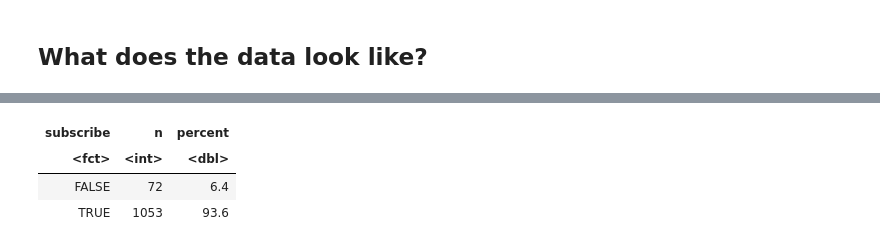
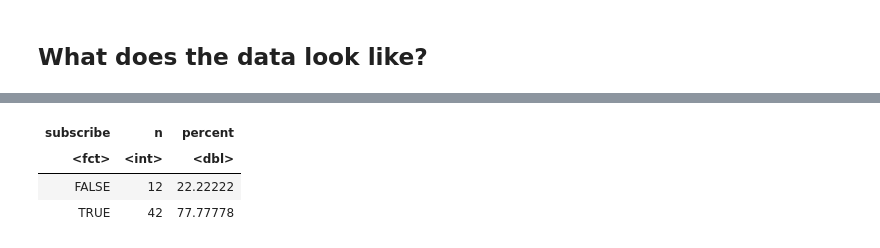
Before and after one commit to TwizzFishy/Minecraft-DSCI100-Project, a Jupyter notebook: R code/DataWrangle.ipynb, the cells around one changed output, grey strips where cells are left out. Cells and saved outputs as stored; diff of their text form; code cells hidden in the pictures.

```diff
--- a/R code/DataWrangle.ipynb
+++ b/R code/DataWrangle.ipynb
@@ -103,3 +77,7 @@ $ Age                 <dbl> 17, 17, 16, 17, 17, 17, 23, 19, 17, 23, 16, 10, 20
+# %%
+# PLAYER TYPE
+expert_player <- filter(final_df, experience %in% c("Veteran", "Pro"))
+noob_player <- filter(final_df, experience %in% c("Beginner", "Amateur", "Regular"))
 # %%
 set.seed(1)
 
@@ -125,46 +105,79 @@ A tibble: 2 × 3
 # %%
 set.seed(1)
 
-sub_train <- final_df |> select(subscribe, Age, played_hours)
+pro_train <- expert_player |> select(subscribe, Age, played_hours)
+noob_train <- noob_player |> select(subscribe, Age, played_hours)
 
-sub_split <- initial_split(sub_train, prop = 0.75, strata = subscribe)
-sub_train <- training(sub_split)
-sub_test <- testing(sub_split)
+# PRO
+pro_split <- initial_split(pro_train, prop = 0.75, strata = subscribe)
+pro_train <- training(pro_split)
+pro_test <- testing(pro_split)
+# NOOB
+noob_split <- initial_split(noob_train, prop = 0.75, strata = subscribe)
+noob_train <- training(noob_split)
+noob_test <- testing(noob_split)
 
-
-train_prop <- sub_train |>
+pro_prop <- pro_train |>
             group_by(subscribe) |>
             summarize(n = n()) |>
-            mutate(percent = 100* n/nrow(sub_train))
-train_prop
+            mutate(percent = 100* n/nrow(pro_train))
 
-sub_recipe <- recipe(subscribe ~., data = sub_train) |>
+noob_prop <- noob_train |>
+            group_by(subscribe) |>
+            summarize(n = n()) |>
+            mutate(percent = 100* n/nrow(noob_train))
+cat("Pro Subscription Rate")
+pro_prop
+cat("New Player Subscription Rate")
+noob_prop
+
+pro_recipe <- recipe(subscribe ~., data = pro_train) |>
+            step_scale(all_predictors())|>
+            step_center(all_predictors())
+noob_recipe <- recipe(subscribe ~., data = noob_train) |>
             step_scale(all_predictors())|>
             step_center(all_predictors())
 
-knn_spec <- nearest_neighbor(weight_func = "rectangular", neighbors = 6) |>
+knn_spec_new <- nearest_neighbor(weight_func = "rectangular", neighbors = 2) |>
+            set_engine("kknn") |>
+            set_mode("classification")
+knn_spec_pro <- nearest_neighbor(weight_func = "rectangular", neighbors = 4) |>
             set_engine("kknn") |>
             set_mode("classification")
 
-knn_fit <- workflow() |>
-            add_recipe(sub_recipe) |>
-            add_model(knn_spec) |>
-            fit(data = sub_train)
-sub_test_predict <- predict(knn_fit, sub_test) |>
-                    bind_cols(sub_test)
-metrics <- sub_test_predict |>
+pro_fit <- workflow() |>
+            add_recipe(pro_recipe) |>
+            add_model(knn_spec_pro) |>
+            fit(data = pro_train)
+noob_fit <- workflow() |>
+            add_recipe(noob_recipe) |>
+            add_model(knn_spec_new) |>
+            fit(data = noob_train)
+
+pro_test_predict <- predict(pro_fit, pro_test) |>
+                    bind_cols(pro_test)
+noob_test_predict <- predict(noob_fit, noob_test) |>
+                    bind_cols(noob_test)
+
+pro_accuracy <- pro_test_predict |>
             metrics(truth = subscribe, estimate = .pred_class) |>
-                    filter(.metric == "accuracy")
-metrics
-confusion <- sub_test_predict |>
-             conf_mat(truth = subscribe, estimate = .pred_class)
-confusion
+                    filter(.metric == "accuracy") |> pull()
+noob_accuracy <- noob_test_predict |>
+            metrics(truth = subscribe, estimate = .pred_class) |>
+                    filter(.metric == "accuracy") |> pull()
 
-recall <- sub_test_predict |> recall(truth = subscribe, estimate = .pred_class, event_level = "first") |> pull()
-precision <- sub_test_predict |> precision(truth = subscribe, estimate = .pred_class, event_level = "first") |> pull()
 
-recall
-precision
-# at k = 3 we have very high recall and precision
-# This is a very good sign in that our model will be very accurate, now lets tune the model
+
+
+
+pro_recall <- pro_test_predict |> recall(truth = subscribe, estimate = .pred_class, event_level = "first") |> pull()
+pro_precision <- pro_test_predict |> precision(truth = subscribe, estimate = .pred_class, event_level = "first") |> pull()
+noob_recall <- noob_test_predict |> recall(truth = subscribe, estimate = .pred_class, event_level = "first") |> pull()
+noob_precision <- noob_test_predict |> precision(truth = subscribe, estimate = .pred_class, event_level = "first") |> pull()
+cat("PRO ACCURACY: ", pro_accuracy, "\n")
+cat("PRO RECALL: ", pro_recall, "\n")
+cat("PRO PRECISION: ", pro_precision, "\n")
+cat("NEW PLAYER ACCURACY: ", noob_accuracy, "\n")
+cat("NEW PLAYER RECALL: ", noob_recall, "\n")
+cat("NEW PLAYER PRECISION: ", noob_precision)
 # %% [output]
@@ -172,4 +186,4 @@ A tibble: 2 × 3
 | subscribe | n | percent |
 | <fct> | <int> | <dbl> |
-| FALSE | 72 | 6.4 |
-| TRUE | 1053 | 93.6 |
+| FALSE | 12 | 22.22222 |
+| TRUE | 42 | 77.77778 |
```
Also changed, not shown: parts of 14 cells of this notebook, 3 other files.
